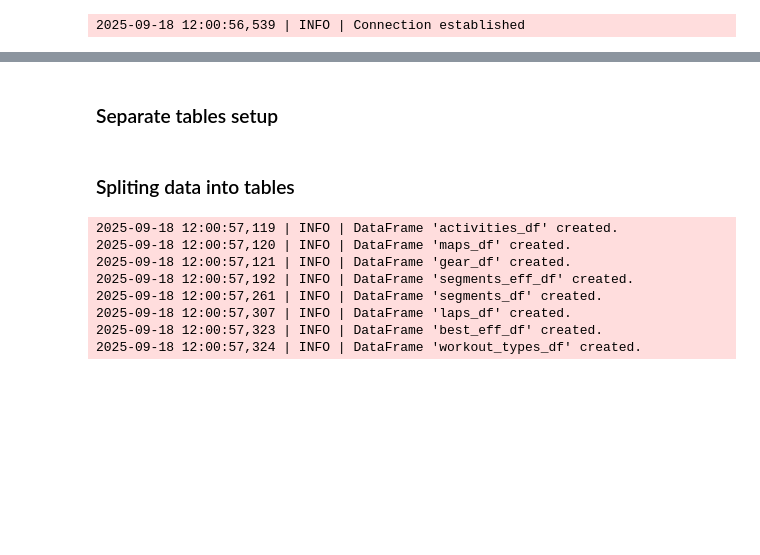
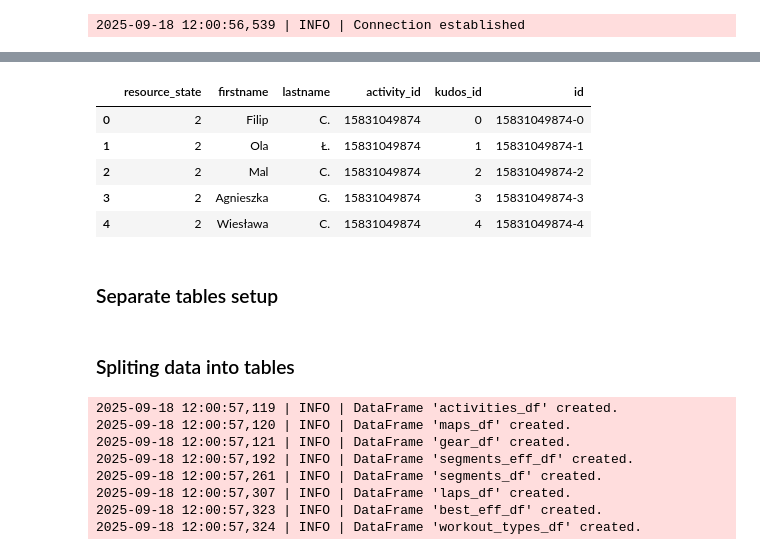
Before and after one commit to lowickib/Strava-Analytics, a Jupyter notebook: 2_Silver_Layer.ipynb, the cells around one changed output, grey strips where cells are left out. Drawn from its saved outputs; the diff is of its cells as text; code cells hidden in the pictures; blank space fills up the shorter version.

```diff
--- a/2_Silver_Layer.ipynb
+++ b/2_Silver_Layer.ipynb
@@ -77,5 +79,6 @@ logging.info("Connection established")
 # %%
 with engine.begin() as conn:
   activities_details_df = pd.read_sql(text(f"SELECT * FROM {TARGET_B_SCHEMA}.{DETAILS_B_TABLE}"), conn)
-logging.info(f"Data from {TARGET_B_SCHEMA}.{DETAILS_B_TABLE} downloaded.")
+  kudos_df = pd.read_sql(text(f"SELECT * FROM {TARGET_B_SCHEMA}.{KUDOS_B_TABLE}"), conn)
+logging.info(f"Data from {TARGET_B_SCHEMA}.{DETAILS_B_TABLE} and {TARGET_B_SCHEMA}.{KUDOS_B_TABLE} downloaded.")
 # %% [output]
@@ -89,6 +92,15 @@ activities_details_df.head()
 | 2 | 3 | Morning Run | 10030.0 | 3953 | 3953 | 21.0 | Run | ... |
 | 3 | 3 | Evening Weight Training | 0.0 | 3846 | 3846 | 0.0 | WeightTraining | ... |
 | 4 | 3 | Afternoon Run | 8283.8 | 3154 | 3154 | 22.0 | Run | ... |
+# %%
+kudos_df.head()
+# %% [output]
+|  | resource_state | firstname | lastname | activity_id | kudos_id | id |
+| 0 | 2 | Filip | C. | 15831049874 | 0 | 15831049874-0 |
+| 1 | 2 | Ola | Ł. | 15831049874 | 1 | 15831049874-1 |
+| 2 | 2 | Mal | C. | 15831049874 | 2 | 15831049874-2 |
+| 3 | 2 | Agnieszka | G. | 15831049874 | 3 | 15831049874-3 |
+| 4 | 2 | Wiesława | C. | 15831049874 | 4 | 15831049874-4 |
 # %% [markdown]
 ### Separate tables setup
 # %%
```
Also changed, not shown: parts of 12 cells of this notebook, 1 other file.
